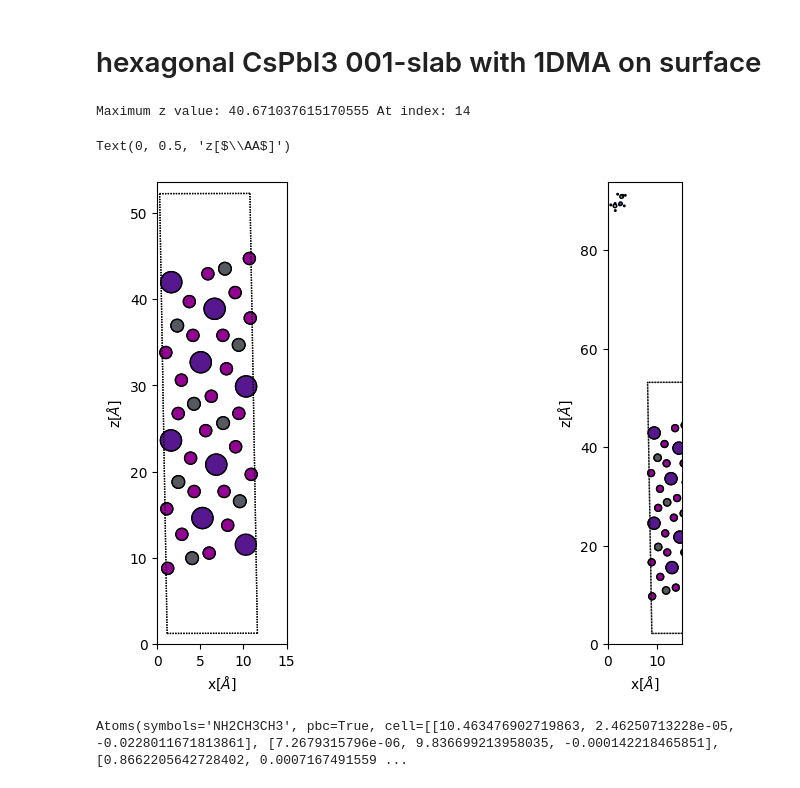
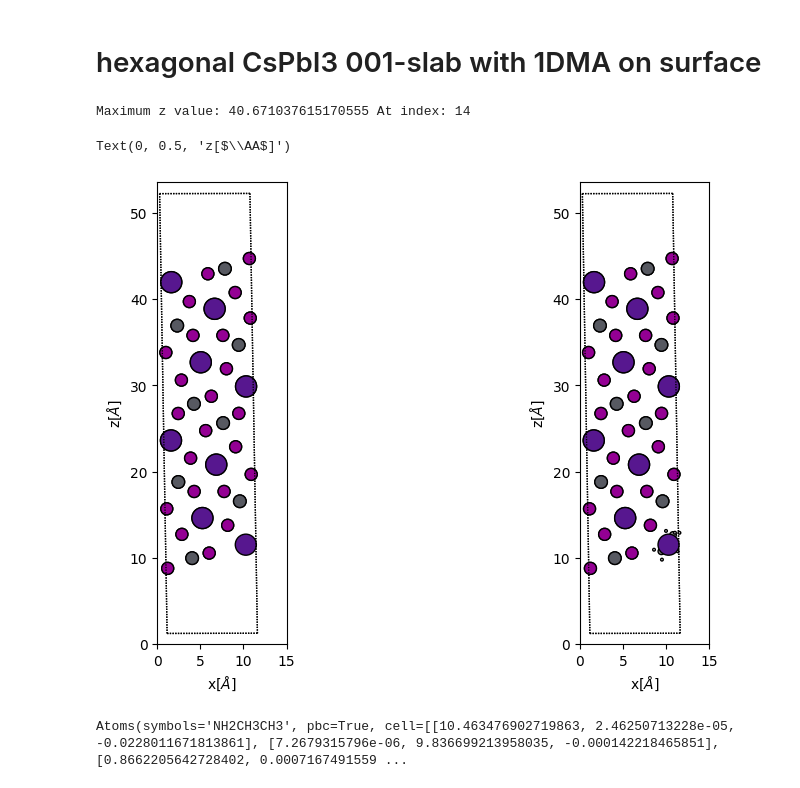
Before and after one commit to ahlawat-paramvir/Passivation-Halide-Perovskites, a Jupyter notebook: making_slabs.ipynb, the cells around one changed output. Drawn from its saved outputs; the diff is of its cells as text; code cells hidden in the pictures.

Commit message:
adding passivation molecules

```diff
--- a/making_slabs.ipynb
+++ b/making_slabs.ipynb
@@ -202,49 +202,40 @@ relaxed_slab.positions[idz]
 molecule = io.read('DMA.pdb')
 molecule.set_cell(relaxed_slab.cell)
 
-# xmin = molecule.get_center_of_mass()[0]
-# xmax = relaxed_slab.positions[idz, 0]
-
-# ymin = molecule.get_center_of_mass()[1]
-# ymax = relaxed_slab.positions[idz, 1]
-
-# zmin = molecule.get_center_of_mass()[2]
-# zmax = relaxed_slab.positions[idz, 2]
-
 #molecule.positions += (xmax - xmin, ymax - ymin, zmax - zmin)
-molecule.positions += (molecule.get_center_of_mass() - relaxed_slab.positions[idz])
+molecule.positions += relaxed_slab.positions[idz] -  molecule.get_center_of_mass()
 
 #add_adsorbate(relaxed_slab, molecule, h, 'ontop')
 
 #new_slab.center(vacuum=10.0, axis=2)
 
 del relaxed_slab[idz]
 
 new_slab = relaxed_slab + molecule
 
 view (new_slab)
 
 fig, (ax1, ax2) = plt.subplots(1, 2, figsize=(10,6))
 
 plot_atoms(relaxed_slab, ax1, radii=0.5, rotation=('90x,0y,0z'))
 ax1.set_xlim(0, 15)
 ax1.set_xlabel(r'x[$\AA$]')
 ax1.set_ylabel(r'z[$\AA$]')
 
 
 plot_atoms(new_slab, ax2, radii=0.5, rotation=('90x,0y,0z'))
 ax2.set_xlim(0, 15)
 ax2.set_xlabel(r'x[$\AA$]')
 ax2.set_ylabel(r'z[$\AA$]')
 
 
 #fig.savefig("ase_slab.png")
 
 #view(relaxed_slab)
 # %% [output]
 Maximum z value: 40.671037615170555 At index: 14
 Text(0, 0.5, 'z[$\\AA$]')
-[figure, old version]
+[figure, new version]
 # %%
 molecule.positions += molecule.get_center_of_mass() - relaxed_slab.positions[idz]
 # %%
```
Also changed, not shown: parts of 2 cells of this notebook, 2 other files.
